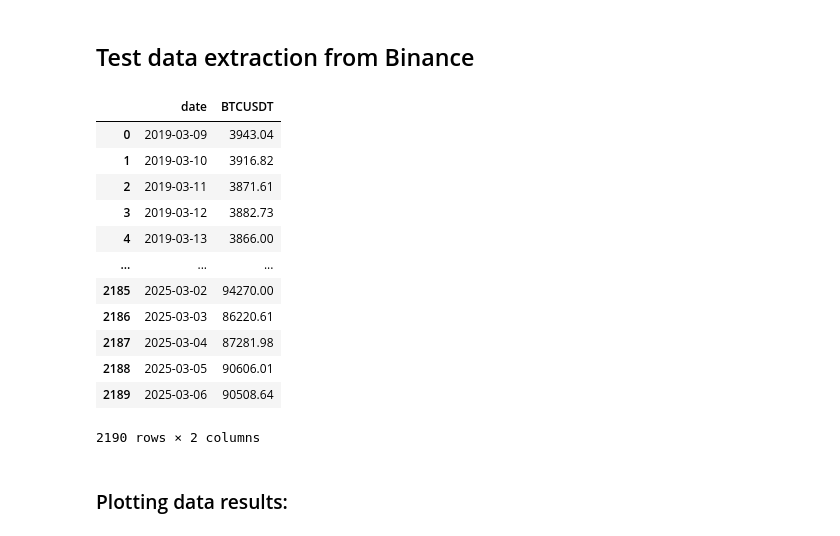
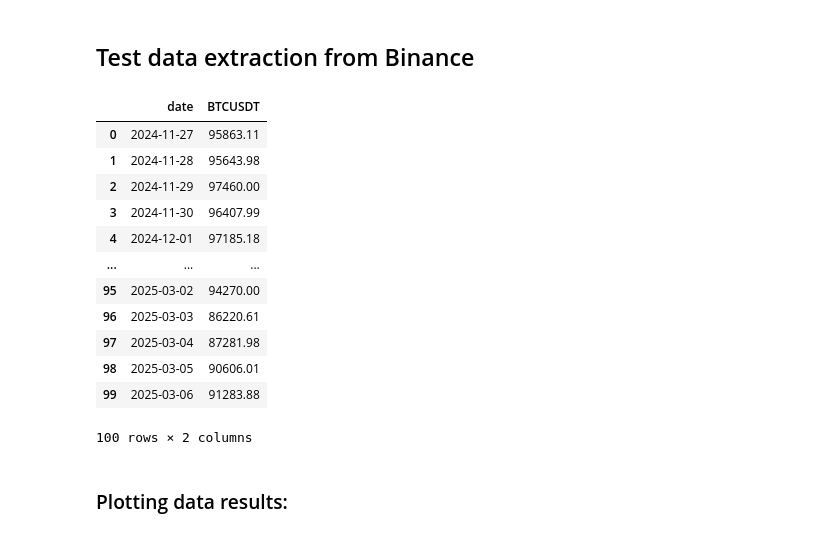
Before and after one commit to ianmm2d/QuantCryptoBot, a Jupyter notebook: run.ipynb, the cells around one changed output. Cells and saved outputs as stored; diff of their text form; code cells hidden in the pictures.

```diff
--- a/run.ipynb
+++ b/run.ipynb
@@ -5,25 +5,24 @@
 # %%
 from src.get_historical_data import get_historical_data
 
-df = get_historical_data(
-    coin='BTCUSDT',
-    lookback=365*6
-)
+LOOKBACK = 100
+
+df = get_historical_data(coin='BTCUSDT',lookback=LOOKBACK)
 df
 # %% [output]
 |  | date | BTCUSDT |
-| 0 | 2019-03-09 | 3943.04 |
-| 1 | 2019-03-10 | 3916.82 |
-| 2 | 2019-03-11 | 3871.61 |
-| 3 | 2019-03-12 | 3882.73 |
-| 4 | 2019-03-13 | 3866.00 |
+| 0 | 2024-11-27 | 95863.11 |
+| 1 | 2024-11-28 | 95643.98 |
+| 2 | 2024-11-29 | 97460.00 |
+| 3 | 2024-11-30 | 96407.99 |
+| 4 | 2024-12-01 | 97185.18 |
 | ... | ... | ... |
-| 2185 | 2025-03-02 | 94270.00 |
-| 2186 | 2025-03-03 | 86220.61 |
-| 2187 | 2025-03-04 | 87281.98 |
-| 2188 | 2025-03-05 | 90606.01 |
-| 2189 | 2025-03-06 | 90508.64 |
+| 95 | 2025-03-02 | 94270.00 |
+| 96 | 2025-03-03 | 86220.61 |
+| 97 | 2025-03-04 | 87281.98 |
+| 98 | 2025-03-05 | 90606.01 |
+| 99 | 2025-03-06 | 91283.88 |
-2190 rows × 2 columns
+100 rows × 2 columns
 # %% [markdown]
 ### Plotting data results:
 # %%
```
Also changed, not shown: parts of 15 cells of this notebook, 1 other file.
